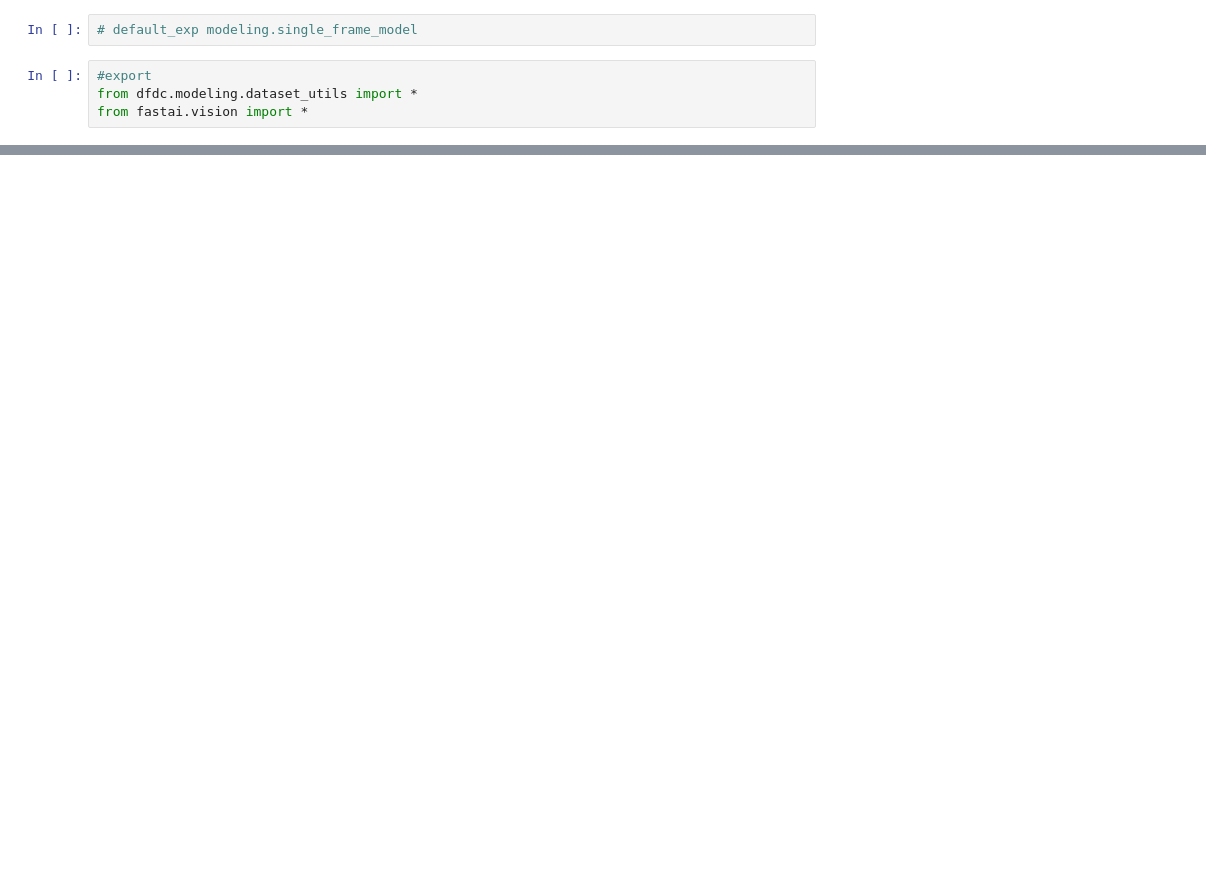
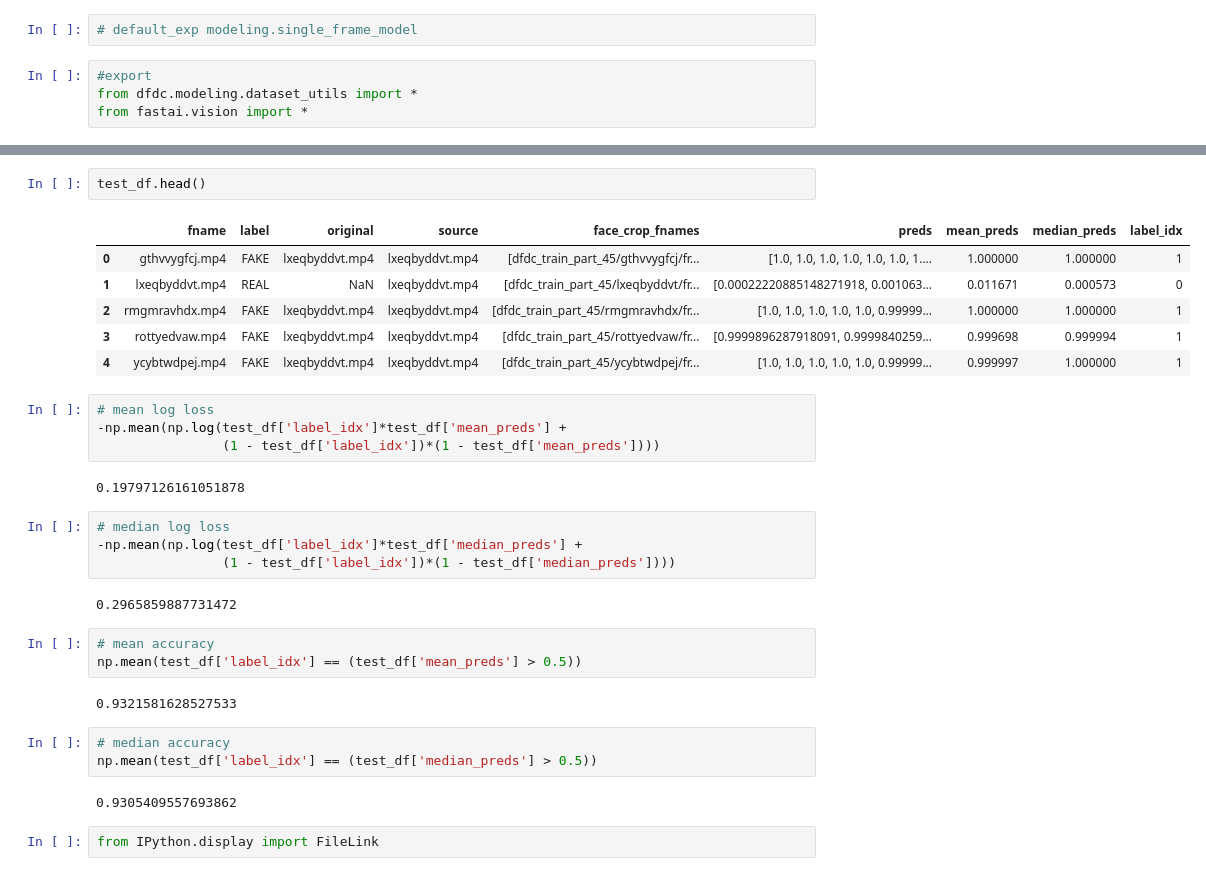
Before and after one commit to KeremTurgutlu/dfdc, a Jupyter notebook: nbs/21_single_frame_model.ipynb, the cells around one changed output, grey strips where cells are left out. Drawn from its saved outputs; the diff is of its cells as text; blank space fills up the shorter version.

```diff
--- a/nbs/21_single_frame_model.ipynb
+++ b/nbs/21_single_frame_model.ipynb
@@ -135,0 +355,33 @@ DataBunch??
+# %%
+test_df.head()
+# %% [output]
+|  | fname | label | original | source | face_crop_fnames | preds | mean_preds | median_preds | label_idx |
+| 0 | gthvvygfcj.mp4 | FAKE | lxeqbyddvt.mp4 | lxeqbyddvt.mp4 | [dfdc_train_part_45/gthvvygfcj/fr... | [1.0, 1.0, 1.0, 1.0, 1.0, 1.0, 1.... | 1.000000 | 1.000000 | 1 |
+| 1 | lxeqbyddvt.mp4 | REAL | NaN | lxeqbyddvt.mp4 | [dfdc_train_part_45/lxeqbyddvt/fr... | [0.00022220885148271918, 0.001063... | 0.011671 | 0.000573 | 0 |
+| 2 | rmgmravhdx.mp4 | FAKE | lxeqbyddvt.mp4 | lxeqbyddvt.mp4 | [dfdc_train_part_45/rmgmravhdx/fr... | [1.0, 1.0, 1.0, 1.0, 1.0, 0.99999... | 1.000000 | 1.000000 | 1 |
+| 3 | rottyedvaw.mp4 | FAKE | lxeqbyddvt.mp4 | lxeqbyddvt.mp4 | [dfdc_train_part_45/rottyedvaw/fr... | [0.9999896287918091, 0.9999840259... | 0.999698 | 0.999994 | 1 |
+| 4 | ycybtwdpej.mp4 | FAKE | lxeqbyddvt.mp4 | lxeqbyddvt.mp4 | [dfdc_train_part_45/ycybtwdpej/fr... | [1.0, 1.0, 1.0, 1.0, 1.0, 0.99999... | 0.999997 | 1.000000 | 1 |
+# %%
+# mean log loss
+-np.mean(np.log(test_df['label_idx']*test_df['mean_preds'] +
+                (1 - test_df['label_idx'])*(1 - test_df['mean_preds'])))
+# %% [output]
+0.19797126161051878
+# %%
+# median log loss
+-np.mean(np.log(test_df['label_idx']*test_df['median_preds'] +
+                (1 - test_df['label_idx'])*(1 - test_df['median_preds'])))
+# %% [output]
+0.2965859887731472
+# %%
+# mean accuracy
+np.mean(test_df['label_idx'] == (test_df['mean_preds'] > 0.5))
+# %% [output]
+0.9321581628527533
+# %%
+# median accuracy
+np.mean(test_df['label_idx'] == (test_df['median_preds'] > 0.5))
+# %% [output]
+0.9305409557693862
+# %%
+from IPython.display import FileLink
```
Also changed, not shown: parts of 88 cells of this notebook, 23 other files.
